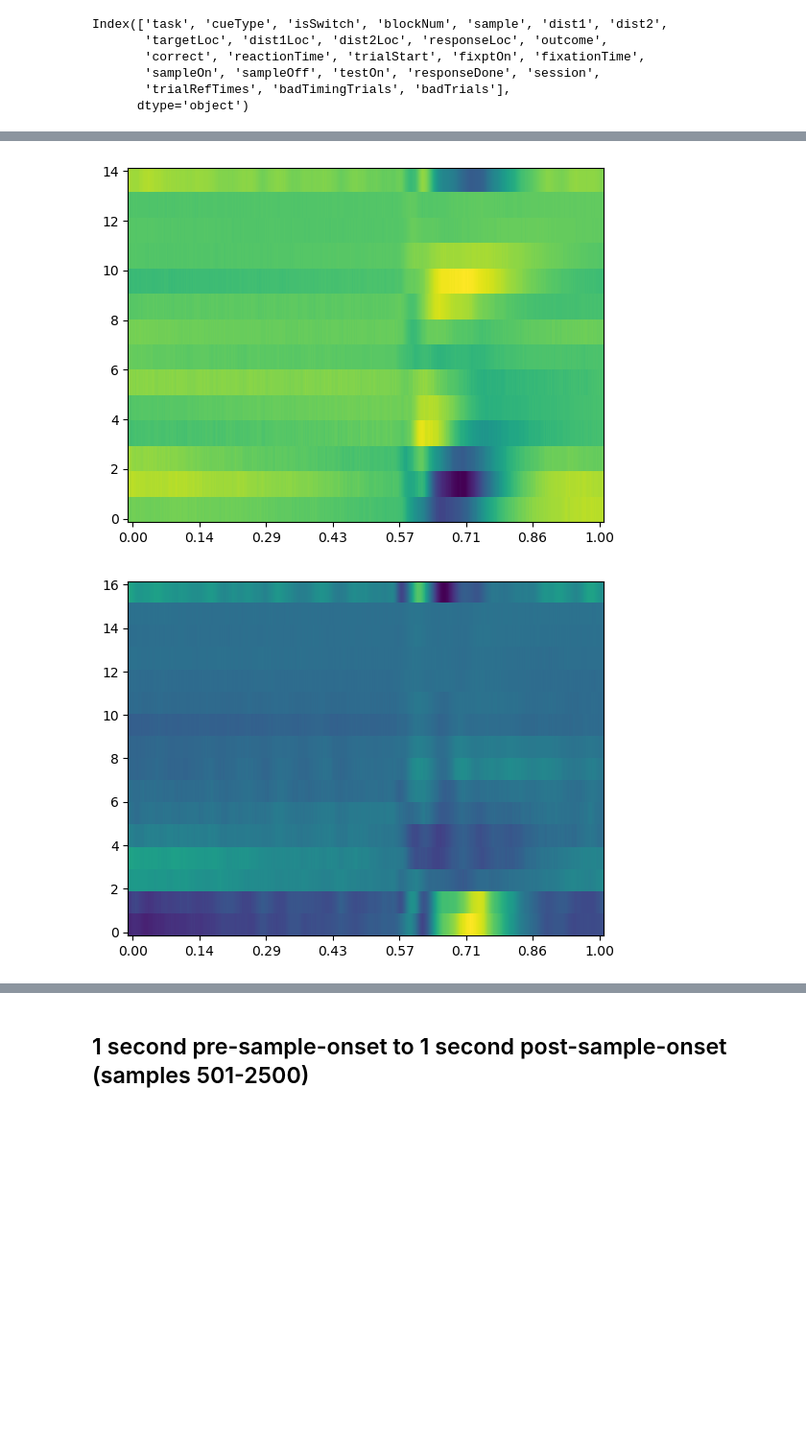
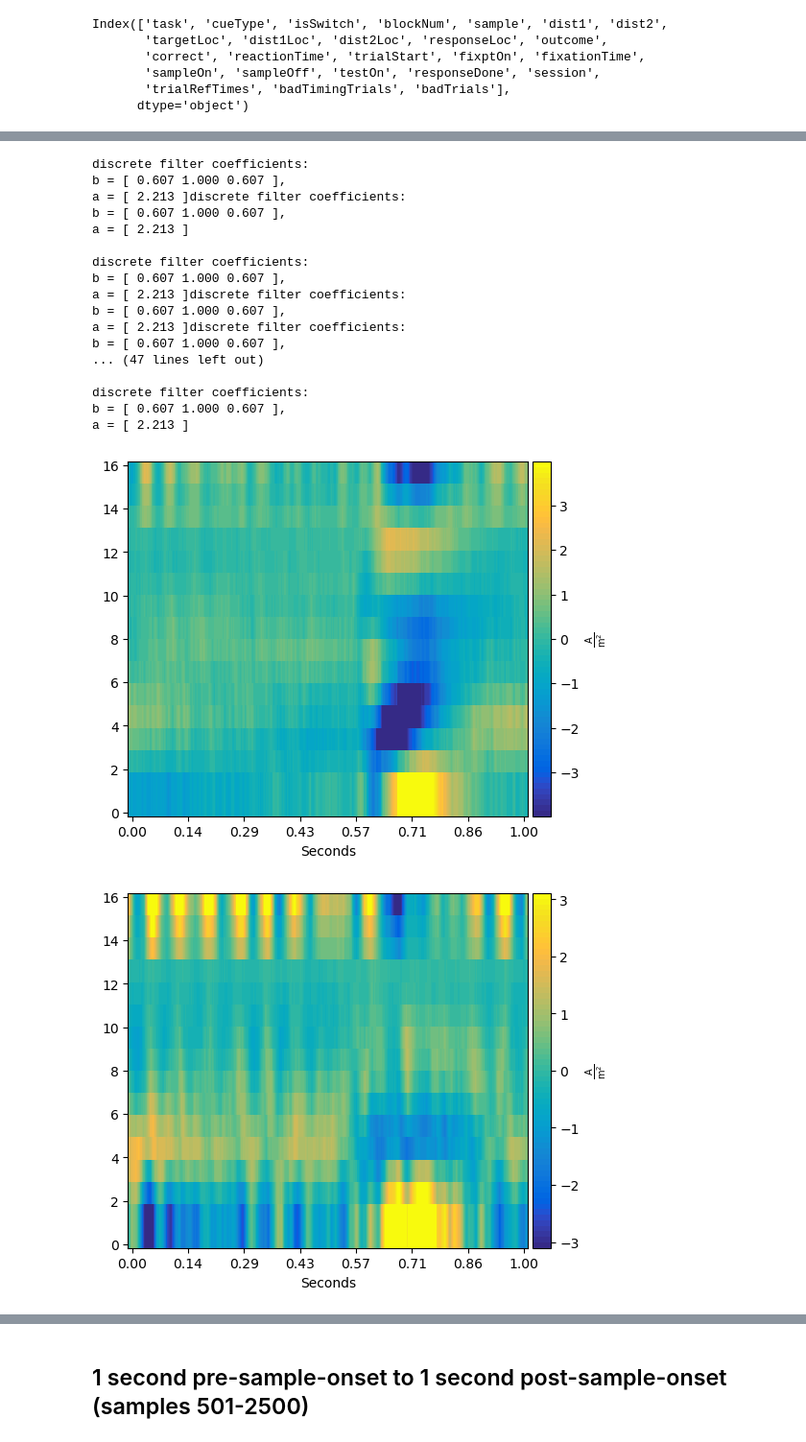
Before and after one commit to BastosLab/electropysiology, a Jupyter notebook: notebooks/examples/lab_assignment.ipynb, the cells around one changed output, grey strips where cells are left out. Shown at 96% size. Cells and saved outputs as stored; diff of their text form; code cells hidden in the pictures; blank space fills up the shorter version.

```diff
--- a/notebooks/examples/lab_assignment.ipynb
+++ b/notebooks/examples/lab_assignment.ipynb
@@ -36,15 +44,15 @@ event_units = collections.defaultdict(lambda: None, trialStart=pq.second, fixptO
                                       sampleOn=pq.second, sampleOff=pq.second, testOn=pq.second, responseDone=pq.second,
                                       start=pq.second, end=pq.second)
 # %%
-dt = data['lfpSchema']['smpInterval'][0]
+dt = data['lfpSchema']['smpInterval'][0] * pq.second
 # %%
-times = data['lfpSchema']['index'][0]
+times = data['lfpSchema']['index'][0] * pq.second
 # %%
-lfp = epych.signals.lfp.EpochedLfp(electrode_info, data['lfp'].swapaxes(0, 1), dt, times)
+lfp = epych.signals.lfp.EpochedLfp(electrode_info, data['lfp'].swapaxes(0, 1) * pq.volt, dt, times)
 # %%
 series = epych.recording.Sampling(pd.DataFrame(columns=["trial", "type", "start", "end"]), trial_info, event_units, lfp=lfp)
 # %%
-trials = series.select_trials(lambda row: row == 0, 'badTrials')
+trials = series.select_trials(series.trials["badTrials"] == 1)
 # %%
 cued_lfp = trials.time_lock(trials.trials['sampleOn'].mean(), before=0.5, after=0.5).signals['lfp']
 # %%
@@ -63,13 +71,30 @@ for area in ['VLPFC1', '7A', 'V4 Foveal']:
 # %%
 for event in ['sampleOn', 'testOn']:
     event_time = trials.trials[event].mean()
-    event_csds = trials.time_lock(event_time, before=0.5, after=0.5).signals['lfp'].current_source_density(depth_column=None, method=None)
+    event_csds = trials.time_lock(event_time, before=0.5, after=0.5).signals['lfp'].current_source_density(depth_column=None, method="StandardCSD")
     for area in ['VLPFC1', '7A', 'V4 Foveal']:
         csd = event_csds.select_channels(event_csds.channels['area'] == area).evoked()
         csd.plot()
         ax = plt.gca()
         # ax.set_ylim(bottom=-0.2, top=0.2)
         plt.show()
 # %% [output]
+discrete filter coefficients:
+b = [ 0.607 1.000 0.607 ],
+a = [ 2.213 ]discrete filter coefficients:
+b = [ 0.607 1.000 0.607 ],
+a = [ 2.213 ]
+
+discrete filter coefficients:
+b = [ 0.607 1.000 0.607 ],
+a = [ 2.213 ]discrete filter coefficients:
+b = [ 0.607 1.000 0.607 ],
+a = [ 2.213 ]discrete filter coefficients:
+b = [ 0.607 1.000 0.607 ],
+... (47 lines left out)
+
+discrete filter coefficients:
+b = [ 0.607 1.000 0.607 ],
+a = [ 2.213 ]
-[figure, old version]
+[figure, new version]
-[figure, old version]
+[figure, new version]
```
Also changed, not shown: parts of 7 cells of this notebook.
